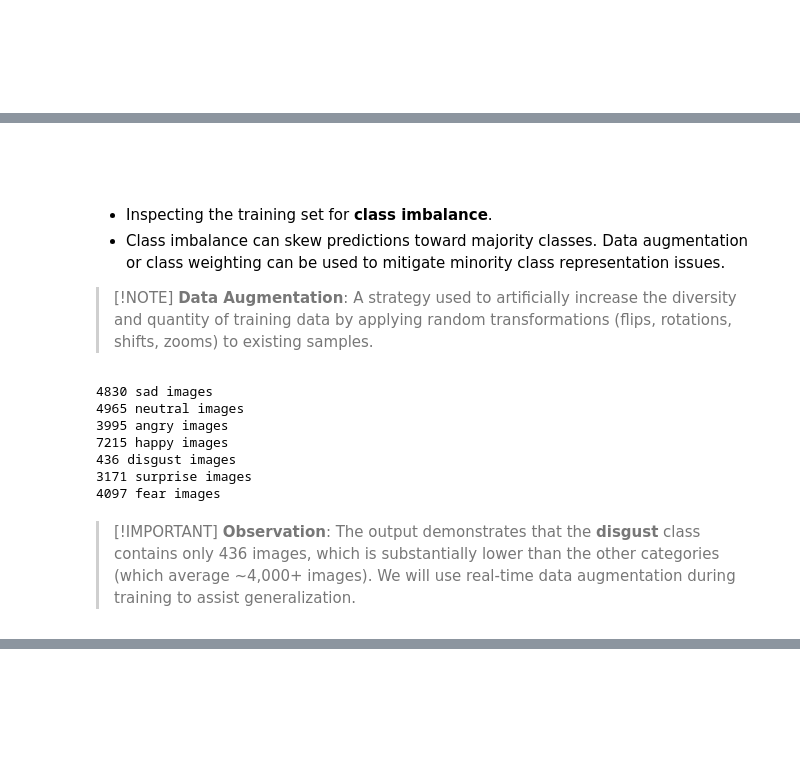
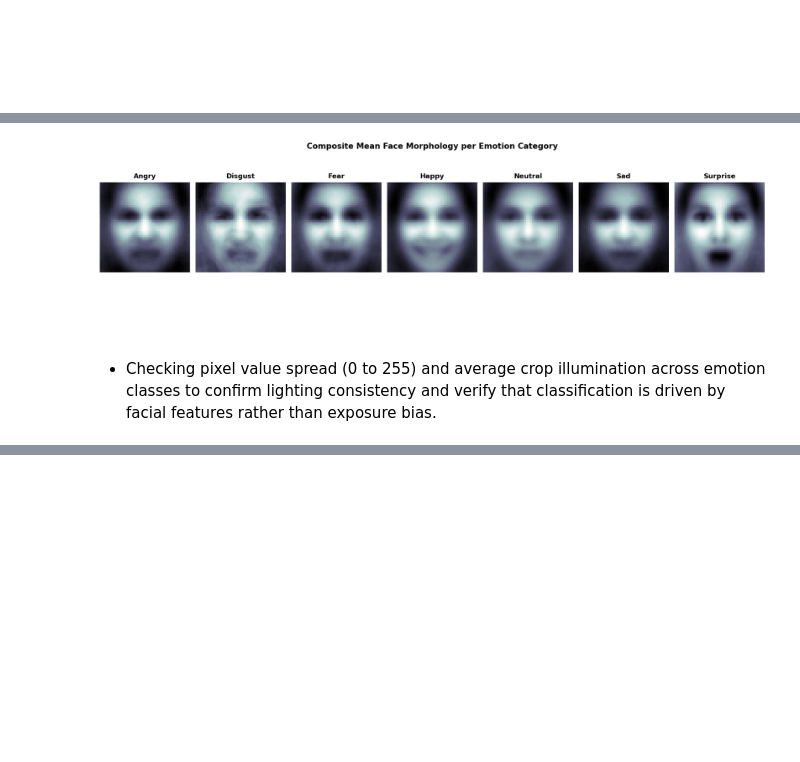
Before and after one commit to mohd-faizy/03P_Facial_Expression_Recoginition, a Jupyter notebook: Facial_Expression_Recoginition_with_Keras.ipynb, the cells around one changed output, grey strips where cells are left out. Drawn from its saved outputs; the diff is of its cells as text; code cells hidden in the pictures; blank space fills up the shorter version.

```diff
--- a/Facial_Expression_Recoginition_with_Keras.ipynb
+++ b/Facial_Expression_Recoginition_with_Keras.ipynb
@@ -231,25 +356,30 @@ utils.datasets.fer.plot_example_images(plt).show()
+# %%
+# Computing and visualizing the composite 'average face' per emotion category
+import numpy as np
+
+fig, axes = plt.subplots(1, len(emotions), figsize=(18, 3.8))
+
+for idx, emotion in enumerate(emotions):
+    folder_path = os.path.join('train', emotion)
+    files = os.listdir(folder_path)
+    accumulated = np.zeros((48, 48), dtype=np.float32)
+    for fname in files:
+        img = cv2.imread(os.path.join(folder_path, fname), cv2.IMREAD_GRAYSCALE)
+        accumulated += img
+
+    mean_face = (accumulated / len(files)).astype(np.uint8)
+    ax = axes[idx]
+    ax.imshow(mean_face, cmap='bone')
+    ax.set_title(f"{emotion.capitalize()}", fontsize=13, fontweight='bold', pad=8)
+    ax.axis('off')
+
+plt.suptitle("Composite Mean Face Morphology per Emotion Category", fontsize=15, fontweight='bold', y=1.05)
+plt.tight_layout()
+plt.show()
+# %% [output]
+[figure, added]
 # %% [markdown]
-<a id="32-class-distribution--imbalance-analysis"></a>
-### <span style="display: inline-block; color: #fff; background: linear-gradient(135deg, #16A34A, #0F766E); padding: 7px 16px; border-radius: 6px; font-size: 16px; font-weight: 700; letter-spacing: 0.3px;">3.2 Class Distribution & Imbalance Analysis</span>
+<a id="35-pixel-intensity-distribution--contrast-analysis"></a>
+### <span style="display: inline-block; color: #fff; background: linear-gradient(135deg, #16A34A, #0F766E); padding: 7px 16px; border-radius: 6px; font-size: 16px; font-weight: 700; letter-spacing: 0.3px;">3.5 Pixel Intensity Distribution & Contrast Analysis</span>
 
-- Inspecting the training set for **class imbalance**.
-- Class imbalance can skew predictions toward majority classes. Data augmentation or class weighting can be used to mitigate minority class representation issues.
-
-> [!NOTE]
-> **Data Augmentation**: A strategy used to artificially increase the diversity and quantity of training data by applying random transformations (flips, rotations, shifts, zooms) to existing samples.
+- Checking pixel value spread (0 to 255) and average crop illumination across emotion classes to confirm lighting consistency and verify that classification is driven by facial features rather than exposure bias.
-# %%
-# Checking the class distribution for the training set
-for expression in os.listdir('train/'):
-    count = len(os.listdir(os.path.join('train', expression)))
-    print(f"{count} {expression} images")
-# %% [output]
-4830 sad images
-4965 neutral images
-3995 angry images
-7215 happy images
-436 disgust images
-3171 surprise images
-4097 fear images
-# %% [markdown]
-> [!IMPORTANT]
-> **Observation**: The output demonstrates that the **disgust** class contains only 436 images, which is substantially lower than the other categories (which average ~4,000+ images). We will use real-time data augmentation during training to assist generalization.
```
Also changed, not shown: parts of 17 cells of this notebook, 3 other files.
